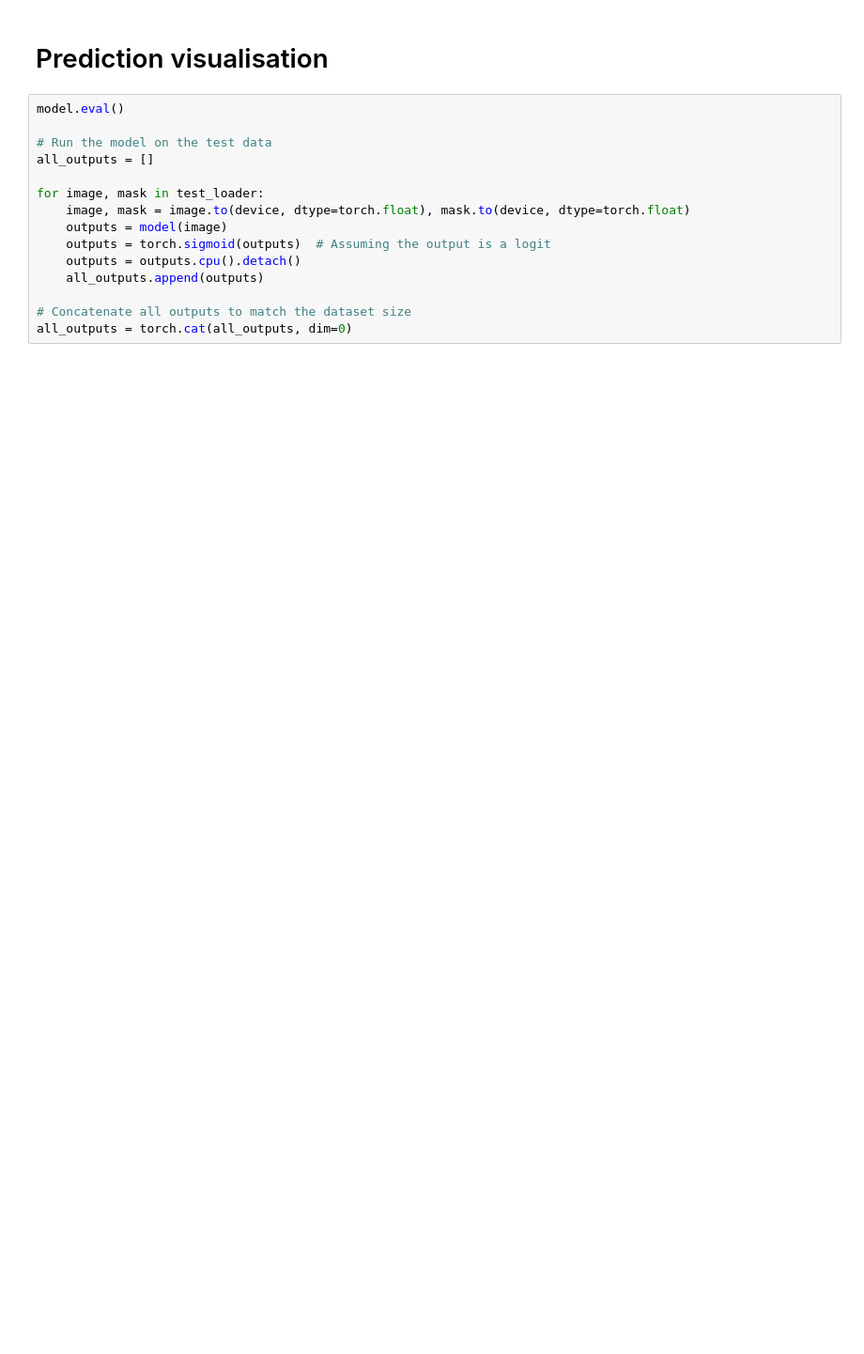
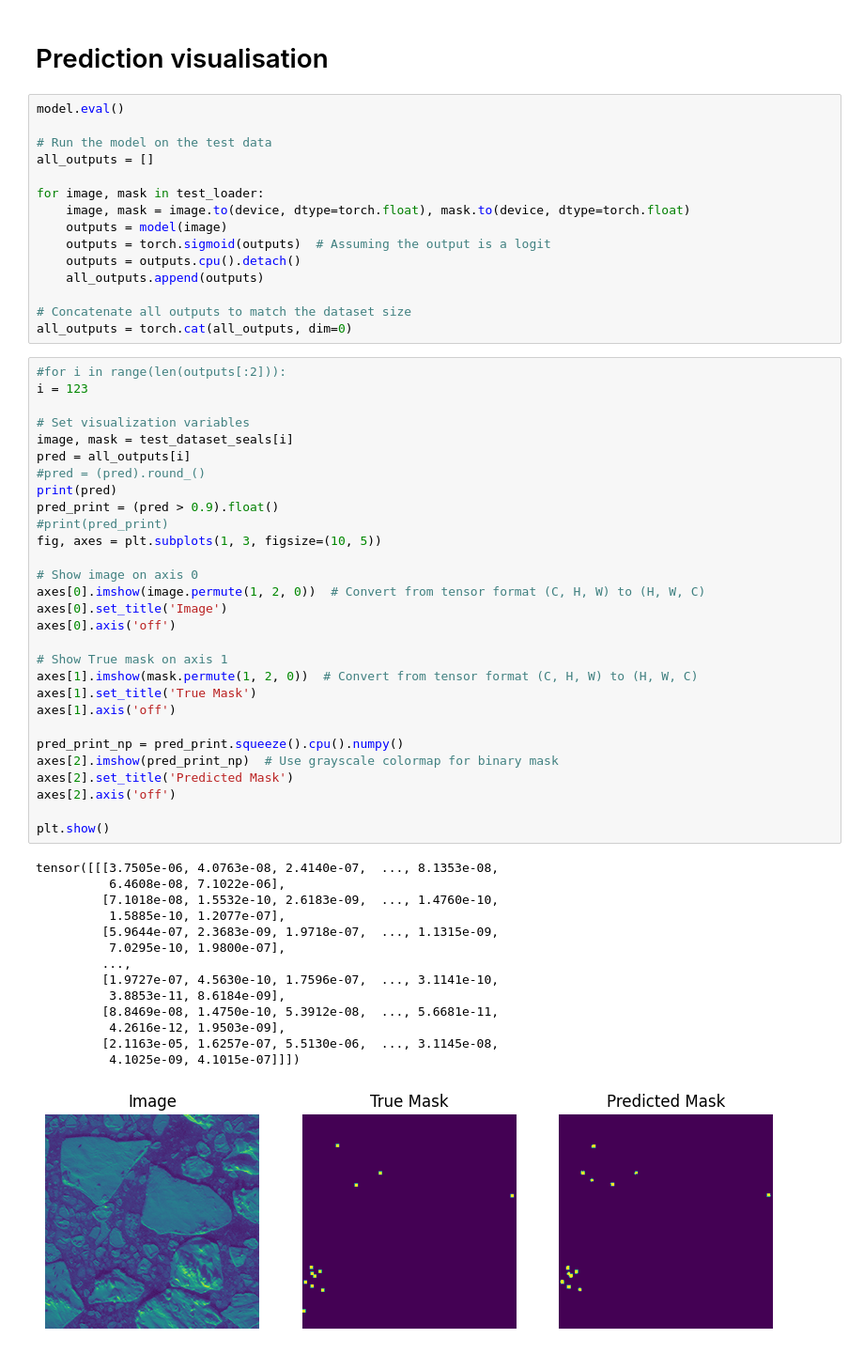
Before and after one commit to GeoKauko/TheNavySeals, a Jupyter notebook: 2_Seal_detection.ipynb, the cells around one changed output. Shown at 94% size. Cells and saved outputs as stored; diff of their text form; blank space fills up the shorter version.

```diff
--- a/2_Seal_detection.ipynb
+++ b/2_Seal_detection.ipynb
@@ -344,3 +383,47 @@ for image, mask in test_loader:
 
 # Concatenate all outputs to match the dataset size
 all_outputs = torch.cat(all_outputs, dim=0)
+# %%
+#for i in range(len(outputs[:2])):
+i = 123
+
+# Set visualization variables
+image, mask = test_dataset_seals[i]
+pred = all_outputs[i]
+#pred = (pred).round_()
+print(pred)
+pred_print = (pred > 0.9).float()
+#print(pred_print)
+fig, axes = plt.subplots(1, 3, figsize=(10, 5))
+
+# Show image on axis 0
+axes[0].imshow(image.permute(1, 2, 0))  # Convert from tensor format (C, H, W) to (H, W, C)
+axes[0].set_title('Image')
+axes[0].axis('off')
+
+# Show True mask on axis 1
+axes[1].imshow(mask.permute(1, 2, 0))  # Convert from tensor format (C, H, W) to (H, W, C)
+axes[1].set_title('True Mask')
+axes[1].axis('off')
+
+pred_print_np = pred_print.squeeze().cpu().numpy()
+axes[2].imshow(pred_print_np)  # Use grayscale colormap for binary mask
+axes[2].set_title('Predicted Mask')
+axes[2].axis('off')
+
+plt.show()
+# %% [output]
+tensor([[[3.7505e-06, 4.0763e-08, 2.4140e-07,  ..., 8.1353e-08,
+          6.4608e-08, 7.1022e-06],
+         [7.1018e-08, 1.5532e-10, 2.6183e-09,  ..., 1.4760e-10,
+          1.5885e-10, 1.2077e-07],
+         [5.9644e-07, 2.3683e-09, 1.9718e-07,  ..., 1.1315e-09,
+          7.0295e-10, 1.9800e-07],
+         ...,
+         [1.9727e-07, 4.5630e-10, 1.7596e-07,  ..., 3.1141e-10,
+          3.8853e-11, 8.6184e-09],
+         [8.8469e-08, 1.4750e-10, 5.3912e-08,  ..., 5.6681e-11,
+          4.2616e-12, 1.9503e-09],
+         [2.1163e-05, 1.6257e-07, 5.5130e-06,  ..., 3.1145e-08,
+          4.1025e-09, 4.1015e-07]]])
+[figure, added]
```
Also changed, not shown: parts of 16 cells of this notebook.
